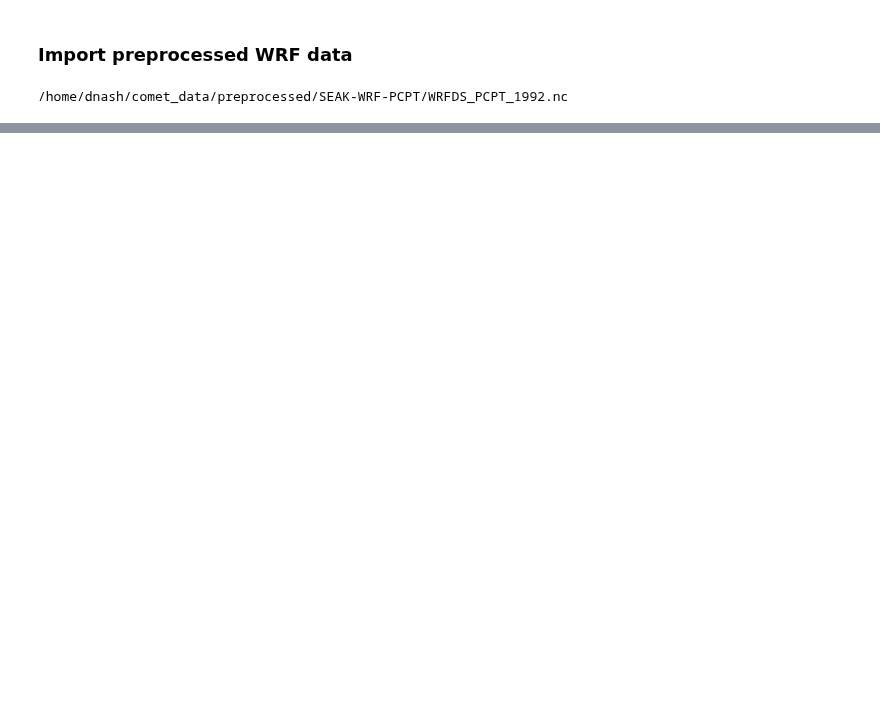
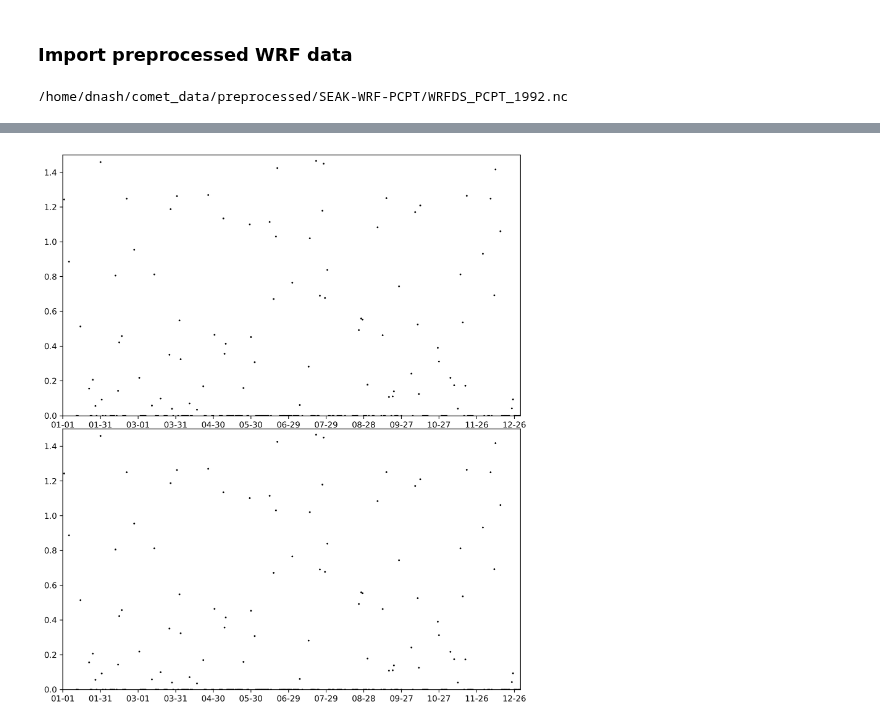
Before and after one commit to dlnash/SEAK_climatology, a Jupyter notebook: analysis/misc/SEAK-WRF-artifact_test.ipynb, the cells around one changed output, grey strips where cells are left out. Drawn from its saved outputs; the diff is of its cells as text; code cells hidden in the pictures; blank space fills up the shorter version.

Commit message:
fix hourly precip tseries

```diff
--- a/analysis/misc/SEAK-WRF-artifact_test.ipynb
+++ b/analysis/misc/SEAK-WRF-artifact_test.ipynb
@@ -222,0 +147,10 @@ Data variables:
+# %%
+option='a'
+temporal_res='daily'
+fname = '../../out/SEAK_precip_max_{0}_{1}_old.csv'.format(option, temporal_res)
+prec_df = pd.read_csv(fname)
+prec_df = prec_df.set_index(pd.to_datetime(prec_df['time'], format='%Y-%m-%d %H:%M:%S')) # reset the index as "date"
+
+idx = (prec_df.index.year == 1992)
+prec_df = prec_df.loc[idx]
+prec_df
@@ -222,0 +172,44 @@ Data variables:
+# %%
+x = prec_df.time.values
+y = prec_df.Klukwan.values
+# %%
+xticks = range(0, len(x))
+
+x_lbl = []
+for j in range(len(x)):
+    t = pd.to_datetime(str(x[j]))
+    x_lbl.append(t.strftime('%m-%d'))
+# %%
+from matplotlib.gridspec import GridSpec
+# Create figure
+fig = plt.figure(figsize=(10, 11.75))
+fig.dpi = 300
+fname = path_to_figs + 'WRF_artifact_test'
+fmt = 'png'
+
+nrows = 2
+ncols = 1
+
+## Use gridspec to set up a plot with a series of subplots that is
+## n-rows by n-columns
+gs = GridSpec(nrows, ncols, height_ratios=[1, 1], width_ratios = [1], wspace=0.05, hspace=0.05)
+## use gs[rows index, columns index] to access grids
+
+ax = fig.add_subplot(gs[0, 0])
+ax.scatter(x, y, s=5, c='k', marker='.')
+ax.set_ylim(0, 1.5)
+dt = 30
+ax.set_xticks(xticks[::dt]) # set the labels every 15 days
+ax.set_xticklabels(x_lbl[::dt], fontsize=10)
+ax.set_xlim(x.min(), x.max())
+
+ax2 = fig.add_subplot(gs[1, 0])
+ax2.scatter(x, z, s=5, c='k', marker='.')
+ax2.set_ylim(0, 1.5)
+ax2.set_xticks(xticks[::dt]) # set the labels every 15 days
+ax2.set_xticklabels(x_lbl[::dt], fontsize=10)
+ax2.set_xlim(x.min(), x.max())
+
+plt.show()
+# %% [output]
+[figure, added]
```
Also changed, not shown: parts of 12 cells of this notebook, 10 other files.
